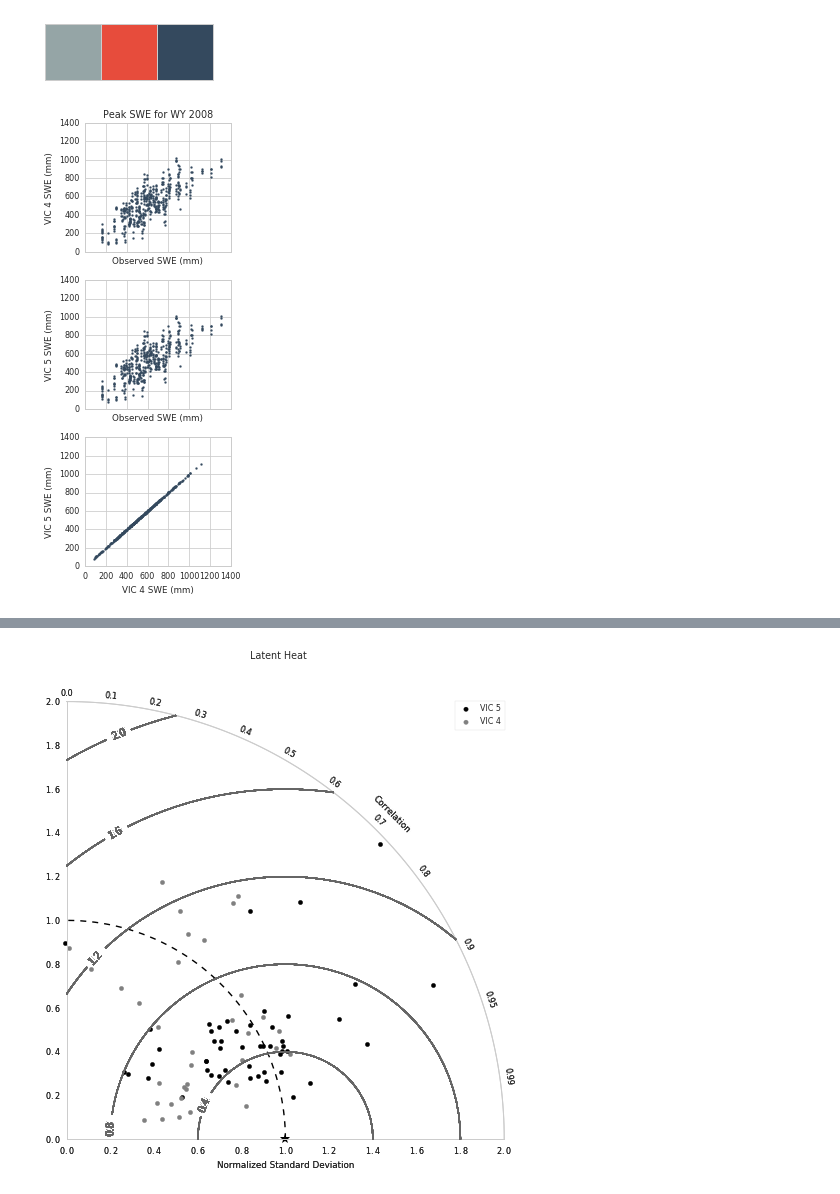
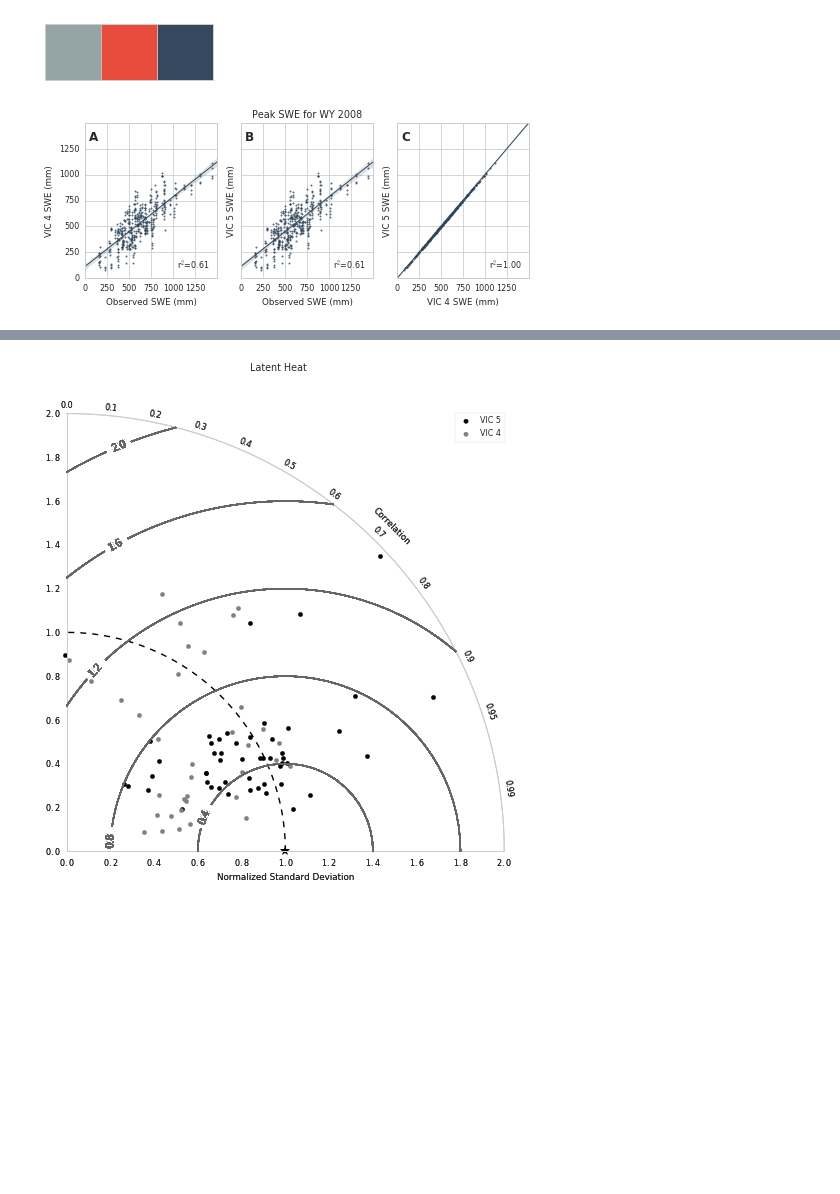
Before and after one commit to jhamman/VIC5_paper, a Jupyter notebook: notebooks/VIC5_test_data_summary.ipynb, the cells around one changed output, grey strips where cells are left out. Cells and saved outputs as stored; diff of their text form; code cells hidden in the pictures; blank space fills up the shorter version.

```diff
--- a/notebooks/VIC5_test_data_summary.ipynb
+++ b/notebooks/VIC5_test_data_summary.ipynb
@@ -37,34 +39,56 @@ for fname in snow_files:
 obs_df = pd.DataFrame(obs_data)
 vic5_df = pd.DataFrame(vic5_data)
 vic4_df = pd.DataFrame(vic4_data)
+# %%
+from scipy import stats
+def r2(x, y):
+    return stats.pearsonr(x, y)[0] ** 2
+
+def plot_scatter(x, y, ax=None, **kwargs):
+    sns.regplot(x, y, scatter_kws=scatter_kws, line_kws=line_kws, ax=ax)
+    ax.text(0.7, 0.05,
+            "r$^2$=%0.2f" % r2(x, y),
+            transform=ax.transAxes,
+            fontsize=8, va='bottom', ha='left', zorder=100,
+            bbox=dict(boxstyle='square', facecolor='none', alpha=1, lw=0))
 # %%
-scat_kwargs = {'s': 4, 'color': colors[2]}
+scatter_kws = {'s': 4, 'color': colors[2]}
+line_kws = {'lw': 1, 'color': colors[2]}
 
-fig, axes = plt.subplots(3, 1, sharey=True, sharex=True, figsize=(3, 7))
+fig, axes = plt.subplots(1, 3, sharey=True, sharex=True, figsize=(7, 3))
 
-axes[0].scatter(obs_df.max(axis=0), vic4_df.max(axis=0), **scat_kwargs)
+plot_scatter(obs_df.max(axis=0), vic4_df.max(axis=0), scatter_kws=scatter_kws, line_kws=line_kws, ax=axes[0])
 axes[0].set_ylabel('VIC 4 SWE (mm)')
 axes[0].set_xlabel('Observed SWE (mm)')
 
-axes[1].scatter(obs_df.max(axis=0), vic5_df.max(axis=0), **scat_kwargs)
+plot_scatter(obs_df.max(axis=0), vic5_df.max(axis=0), scatter_kws=scatter_kws, line_kws=line_kws, ax=axes[1])
 axes[1].set_ylabel('VIC 5 SWE (mm)')
 axes[1].set_xlabel('Observed SWE (mm)')
 
-axes[2].scatter(vic4_df.max(axis=0), vic5_df.max(axis=0), **scat_kwargs)
+# axes[2].scatter(vic4_df.max(axis=0), vic5_df.max(axis=0), **scat_kwargs)
+plot_scatter(vic4_df.max(axis=0), vic5_df.max(axis=0), scatter_kws=scatter_kws, line_kws=line_kws, ax=axes[2])
 axes[2].set_ylabel('VIC 5 SWE (mm)')
 axes[2].set_xlabel('VIC 4 SWE (mm)')
 
-for ax in axes.flatten():
+for i, ax in enumerate(axes.flatten()):
     plt.sca(ax)
-    plt.ylim(0, 1400)
-    plt.xlim(0, 1400)
+    plt.ylim(0, 1500)
+    plt.xlim(0, 1500)
+    plt.xticks(np.arange(0, 1500, 250))
+    plt.yticks(np.arange(0, 1500, 250))
 
-axes[0].set_title('Peak SWE for WY 2008')
+    ax.text(0.03, 0.95,
+            "%s" % (ascii_uppercase[i]),
+            transform=ax.transAxes,
+            fontsize=12, fontweight='semibold', va='top', ha='left', zorder=100,
+            bbox=dict(boxstyle='square', facecolor='none', alpha=1, lw=0))
+
+axes[1].set_title('Peak SWE for WY 2008')
 fig.tight_layout()
 
 fig.savefig('../figs/VIC_science_tests_SWE.png', dpi=300)
 # %% [output]
-[figure, old version]
+[figure, new version]
 # %%
 def get_fluxnet_lat_lon(obs_dir, subdir):
 
```
Also changed, not shown: parts of 1 cell of this notebook.
